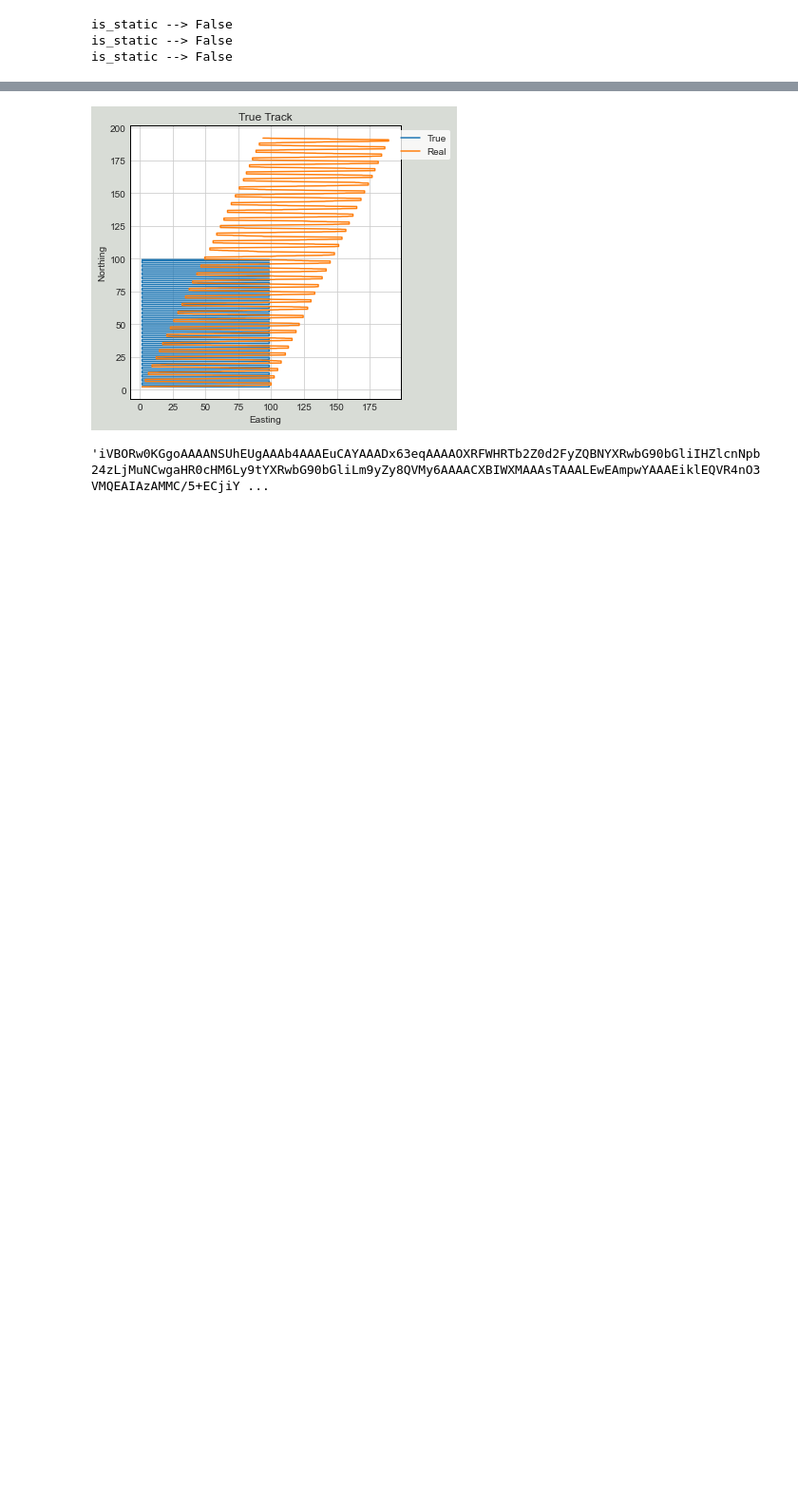
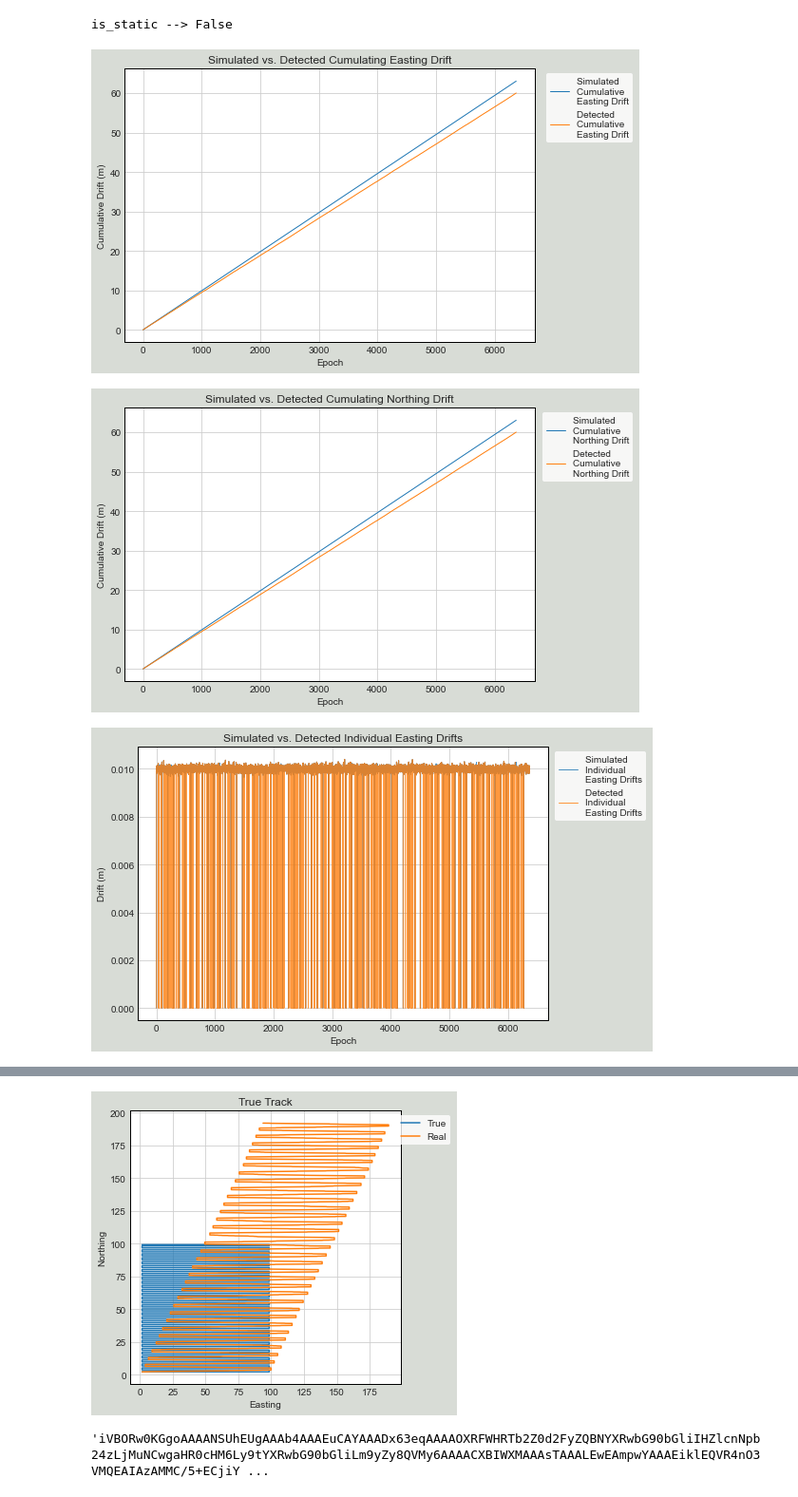
Before and after one commit to jnaess/ENGO-500, a Jupyter notebook: for_connor.ipynb, the cells around one changed output, grey strips where cells are left out. Shown at 95% size. Saved outputs shown, nothing was run; the diff lists cells and outputs as text; code cells hidden in the pictures; blank space fills up the shorter version.

Commit message:
Error report, simulaiton form

```diff
--- a/for_connor.ipynb
+++ b/for_connor.ipynb
@@ -1,41 +1,20 @@
 # %%
 import pandas as pd
 from manager import Manager
 from point import Coord
 
-manager = Manager(mean_jump = Coord(0,0, std = [.0, .2]),
+#noth only
+
+manager = Manager(mean_jump = Coord(0,0, std = [.0, .02]),
                   easting_drift_const = .01,
                   northing_drift_const = .01,
                   jump_occurance_probability = 500,
                   easting_jump_const = 0,
                   northing_jump_const = .1)
 
-manager.df_sim.to_csv("Simulation_NorthOnly.csv")
-
-pd.concat([manager.ED.jump_df,manager.ED.drift_df, manager.ED.errors_df], axis=1).to_csv("Errors_Detected_NorthOnly.csv")
-
-manager = Manager(mean_jump = Coord(0,0, std = [.2, .0]),
-                  easting_drift_const = .01,
-                  northing_drift_const = .01,
-                  jump_occurance_probability = 500,
-                  easting_jump_const = .1,
-                  northing_jump_const = 0)
-
-manager.df_sim.to_csv("Simulation_EastOnly.csv")
-
-pd.concat([manager.ED.jump_df,manager.ED.drift_df, manager.ED.errors_df], axis=1).to_csv("Errors_Detected_EastOnly.csv")
-
-manager = Manager(mean_jump = Coord(0,0, std = [.02, .02]),
-                  easting_drift_const = .01,
-                  northing_drift_const = .01,
-                  jump_occurance_probability = 500,
-                  easting_jump_const = .1,
-                  northing_jump_const = .1)
-
-manager.df_sim.to_csv("Simulation_Both.csv")
-
-pd.concat([manager.ED.jump_df,manager.ED.drift_df, manager.ED.errors_df], axis=1).to_csv("Errors_Detected_Both.csv")
+manager.generate_error_detection_report()
 # %% [output]
 is_static --> False
-is_static --> False
-is_static --> False
+[figure, added]
+[figure, added]
+[figure, added]
```
Also changed, not shown: parts of 3 cells of this notebook, 5 other files.
